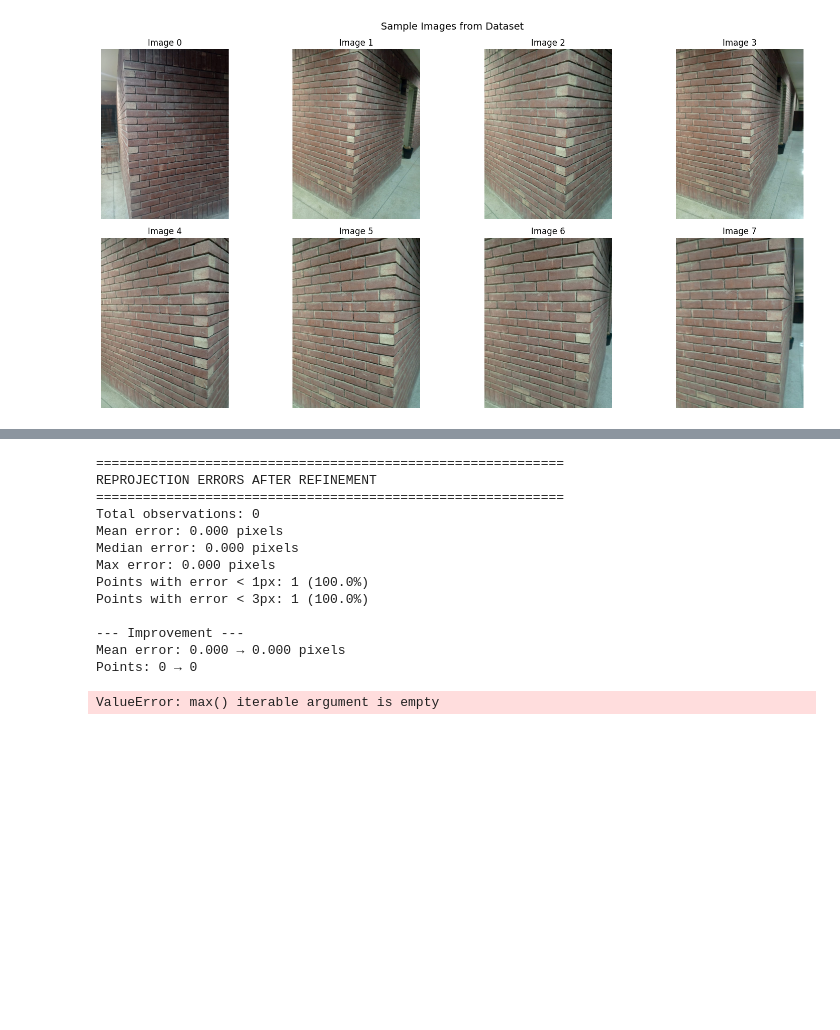
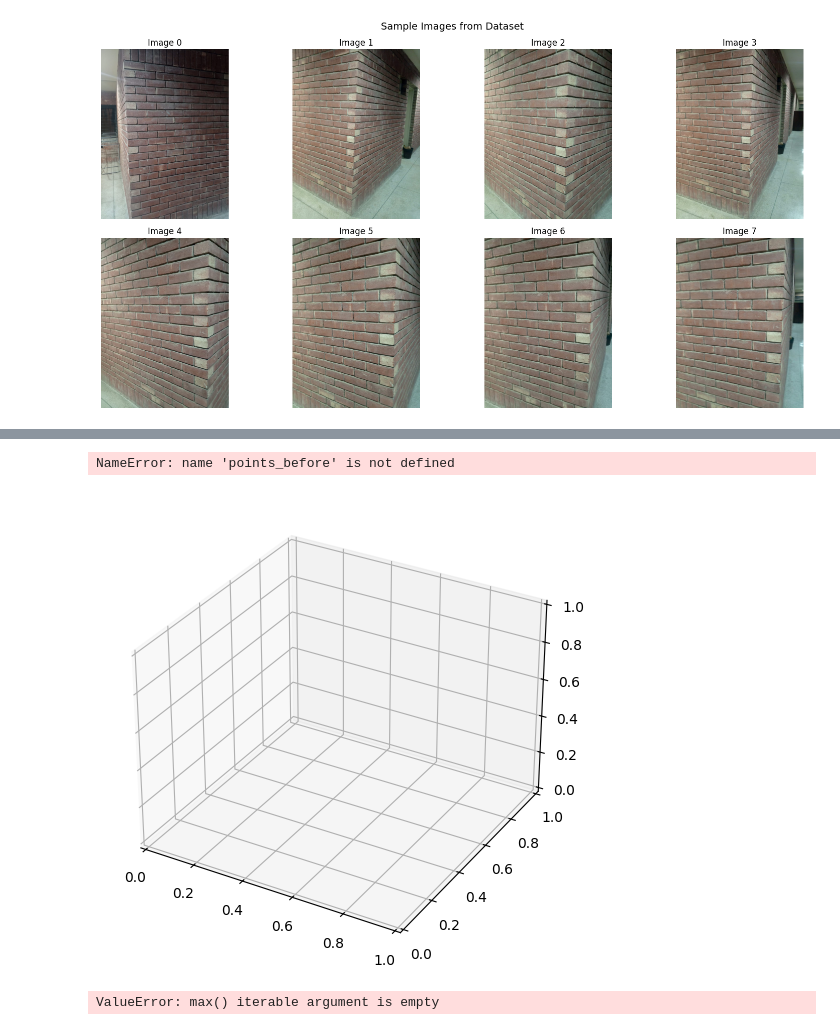
Before and after one commit to rabialtafkhan/SfM-Interactive-Virtual-Tour, a Jupyter notebook: notebooks/Phase2_MutliView.ipynb, the cells around one changed output, grey strips where cells are left out. Cells and saved outputs as stored; diff of their text form; code cells hidden in the pictures; blank space fills up the shorter version.

```diff
--- a/notebooks/Phase2_MutliView.ipynb
+++ b/notebooks/Phase2_MutliView.ipynb
@@ -150,7 +104,6 @@ Total 3D points: 0
 # %%
-# Save point cloud before refinement
 points_before = sfm.points_3d.copy()
-colors_before = sfm.point_colors.copy()
+colors_before = sfm.point_colors.copy() if len(sfm.point_colors) > 0 else np.array([])
 
 save_ply("reconstruction_before_BA.ply", points_before, colors_before)
 print(f"Saved {len(points_before)} points to reconstruction_before_BA.ply")
@@ -334,40 +255,34 @@ plt.show()
 # %%
-# Compute errors after refinement
-errors_after, mean_error_after = compute_reprojection_errors(
-    sfm.points_3d, sfm.observations, sfm.camera_poses, sfm.K, sfm.all_keypoints
-)
+fig = plt.figure(figsize=(14, 6))
 
-print("=" * 60)
-print("REPROJECTION ERRORS AFTER REFINEMENT")
-print("=" * 60)
-print(f"Total observations: {len(errors_after)}")
-print(f"Mean error: {mean_error_after:.3f} pixels")
+# Before refinement
+ax1 = fig.add_subplot(121, projection='3d')
+if len(points_before) > 0:
+    colors_before_norm = colors_before/255.0 if len(colors_before) > 0 else 'blue'
+    ax1.scatter(points_before[:, 0], points_before[:, 1], points_before[:, 2],
+                c=colors_before_norm, s=1, alpha=0.6)
+ax1.set_xlabel('X')
+ax1.set_ylabel('Y')
+ax1.set_zlabel('Z')
+ax1.set_title(f'BEFORE Refinement\n({len(points_before)} points)')
 
-error_values_after = [e[2] for e in errors_after] if errors_after else [0]
-print(f"Median error: {np.median(error_values_after):.3f} pixels")
-print(f"Max error: {np.max(error_values_after):.3f} pixels")
-print(f"Points with error < 1px: {np.sum(np.array(error_values_after) < 1)} ({100*np.sum(np.array(error_values_after) < 1)/max(1,len(error_values_after)):.1f}%)")
-print(f"Points with error < 3px: {np.sum(np.array(error_values_after) < 3)} ({100*np.sum(np.array(error_values_after) < 3)/max(1,len(error_values_after)):.1f}%)")
+# After refinement
+ax2 = fig.add_subplot(122, projection='3d')
+if len(sfm.points_3d) > 0:
+    colors_after_norm = sfm.point_colors/255.0 if len(sfm.point_colors) > 0 else 'green'
+    ax2.scatter(sfm.points_3d[:, 0], sfm.points_3d[:, 1], sfm.points_3d[:, 2],
+                c=colors_after_norm, s=1, alpha=0.6)
+ax2.set_xlabel('X')
+ax2.set_ylabel('Y')
+ax2.set_zlabel('Z')
+ax2.set_title(f'AFTER Refinement\n({len(sfm.points_3d)} points)')
 
-print(f"\n--- Improvement ---")
-print(f"Mean error: {mean_error_before:.3f} → {mean_error_after:.3f} pixels")
-if mean_error_before > 0:
-    print(f"Reduction: {100*(mean_error_before - mean_error_after)/mean_error_before:.1f}%")
-print(f"Points: {len(points_before)} → {len(sfm.points_3d)}")
+plt.tight_layout()
+plt.savefig('point_cloud_comparison.png', dpi=150)
+plt.show()
 # %% [output]
-============================================================
-REPROJECTION ERRORS AFTER REFINEMENT
-============================================================
-Total observations: 0
-Mean error: 0.000 pixels
-Median error: 0.000 pixels
-Max error: 0.000 pixels
-Points with error < 1px: 1 (100.0%)
-Points with error < 3px: 1 (100.0%)
-
---- Improvement ---
-Mean error: 0.000 → 0.000 pixels
-Points: 0 → 0
+NameError: name 'points_before' is not defined
+[figure, added]
 # %%
 fig, axes = plt.subplots(1, 2, figsize=(14, 5))
 
```
Also changed, not shown: parts of 11 cells of this notebook.
